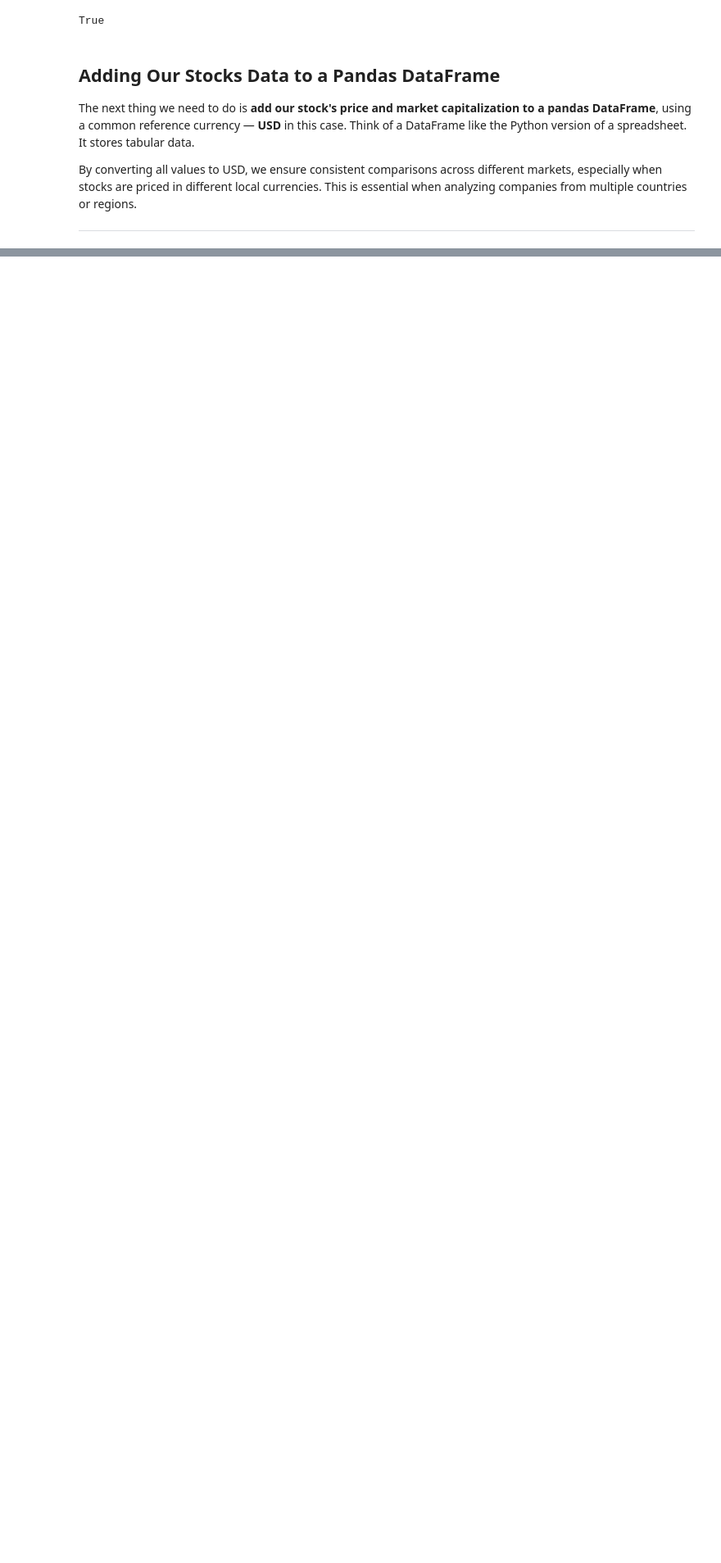
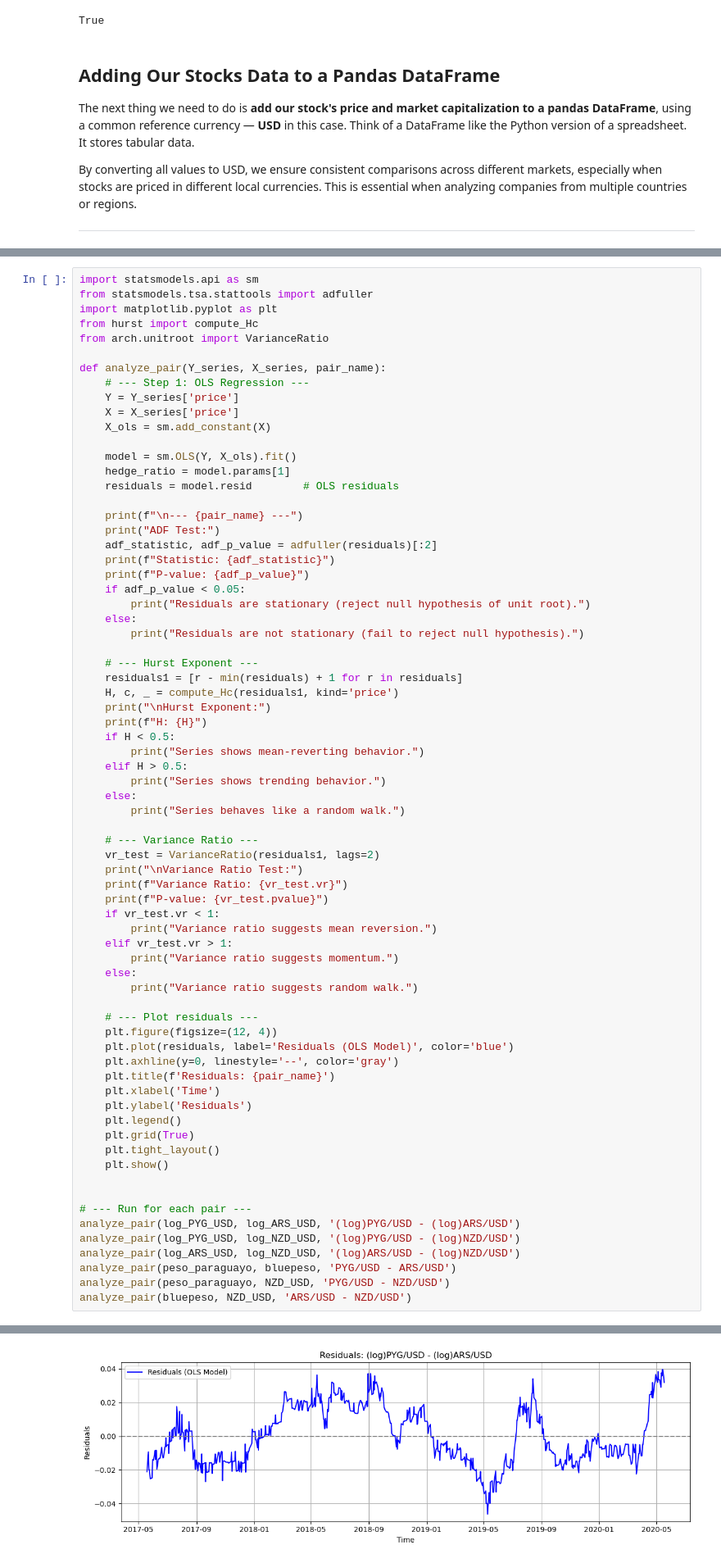
Before and after one commit to spinortechnologies/spinortechnologies, a Jupyter notebook: Learn Development Algorithmic Strategy.ipynb, the cells around one changed output, grey strips where cells are left out. Shown: that part at 82% size. Saved outputs shown, nothing was run; the diff lists cells and outputs as text; blank space fills up the shorter version.

Commit message:
Estrategia Reversion

```diff
--- a/Learn Development Algorithmic Strategy.ipynb
+++ b/Learn Development Algorithmic Strategy.ipynb
@@ -731,0 +832,72 @@ Index: []
+# %%
+import statsmodels.api as sm
+from statsmodels.tsa.stattools import adfuller
+import matplotlib.pyplot as plt
+from hurst import compute_Hc
+from arch.unitroot import VarianceRatio
+
+def analyze_pair(Y_series, X_series, pair_name):
+    # --- Step 1: OLS Regression ---
+    Y = Y_series['price']
+    X = X_series['price']
+    X_ols = sm.add_constant(X)
+
+    model = sm.OLS(Y, X_ols).fit()
+    hedge_ratio = model.params[1]
+    residuals = model.resid        # OLS residuals
+
+    print(f"\n--- {pair_name} ---")
+    print("ADF Test:")
+    adf_statistic, adf_p_value = adfuller(residuals)[:2]
+    print(f"Statistic: {adf_statistic}")
+    print(f"P-value: {adf_p_value}")
+    if adf_p_value < 0.05:
+        print("Residuals are stationary (reject null hypothesis of unit root).")
+    else:
+        print("Residuals are not stationary (fail to reject null hypothesis).")
+
+    # --- Hurst Exponent ---
+    residuals1 = [r - min(residuals) + 1 for r in residuals]
+    H, c, _ = compute_Hc(residuals1, kind='price')
+    print("\nHurst Exponent:")
+    print(f"H: {H}")
+    if H < 0.5:
+        print("Series shows mean-reverting behavior.")
+    elif H > 0.5:
+        print("Series shows trending behavior.")
+    else:
+        print("Series behaves like a random walk.")
+
+    # --- Variance Ratio ---
+    vr_test = VarianceRatio(residuals1, lags=2)
+    print("\nVariance Ratio Test:")
+    print(f"Variance Ratio: {vr_test.vr}")
+    print(f"P-value: {vr_test.pvalue}")
+    if vr_test.vr < 1:
+        print("Variance ratio suggests mean reversion.")
+    elif vr_test.vr > 1:
+        print("Variance ratio suggests momentum.")
+    else:
+        print("Variance ratio suggests random walk.")
+
+    # --- Plot residuals ---
+    plt.figure(figsize=(12, 4))
+    plt.plot(residuals, label='Residuals (OLS Model)', color='blue')
+    plt.axhline(y=0, linestyle='--', color='gray')
+    plt.title(f'Residuals: {pair_name}')
+    plt.xlabel('Time')
+    plt.ylabel('Residuals')
+    plt.legend()
+    plt.grid(True)
+    plt.tight_layout()
+    plt.show()
+
+
+# --- Run for each pair ---
+analyze_pair(log_PYG_USD, log_ARS_USD, '(log)PYG/USD - (log)ARS/USD')
+analyze_pair(log_PYG_USD, log_NZD_USD, '(log)PYG/USD - (log)NZD/USD')
+analyze_pair(log_ARS_USD, log_NZD_USD, '(log)ARS/USD - (log)NZD/USD')
+analyze_pair(peso_paraguayo, bluepeso, 'PYG/USD - ARS/USD')
+analyze_pair(peso_paraguayo, NZD_USD, 'PYG/USD - NZD/USD')
+analyze_pair(bluepeso, NZD_USD, 'ARS/USD - NZD/USD')
+# %% [output]
@@ -731,0 +918 @@ Index: []
+[figure, added]
```
Also changed, not shown: parts of 19 cells of this notebook, 1 other file.
